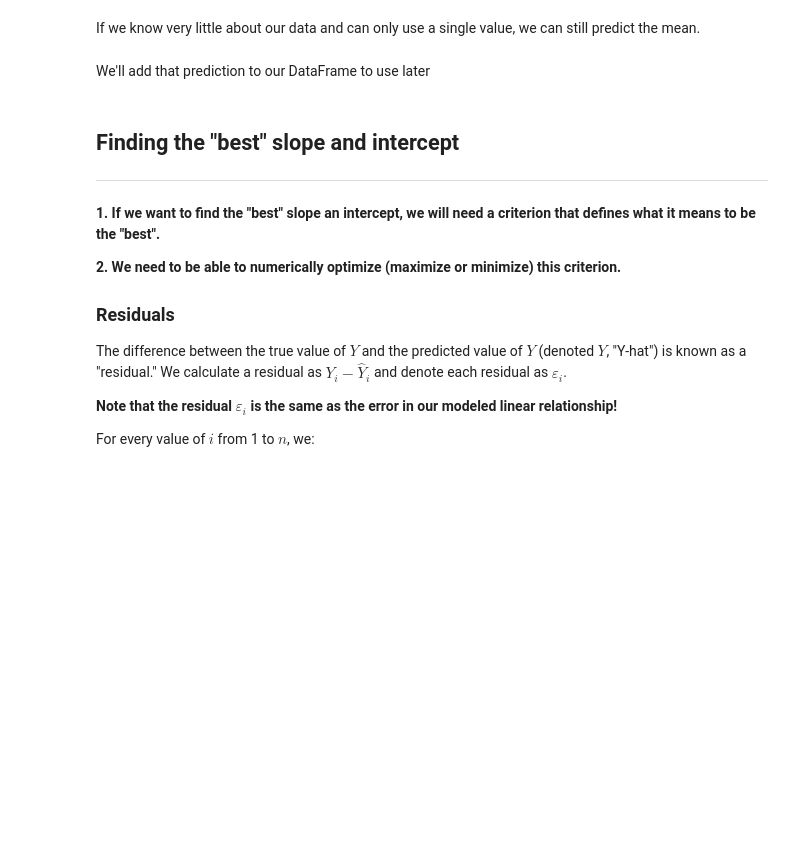
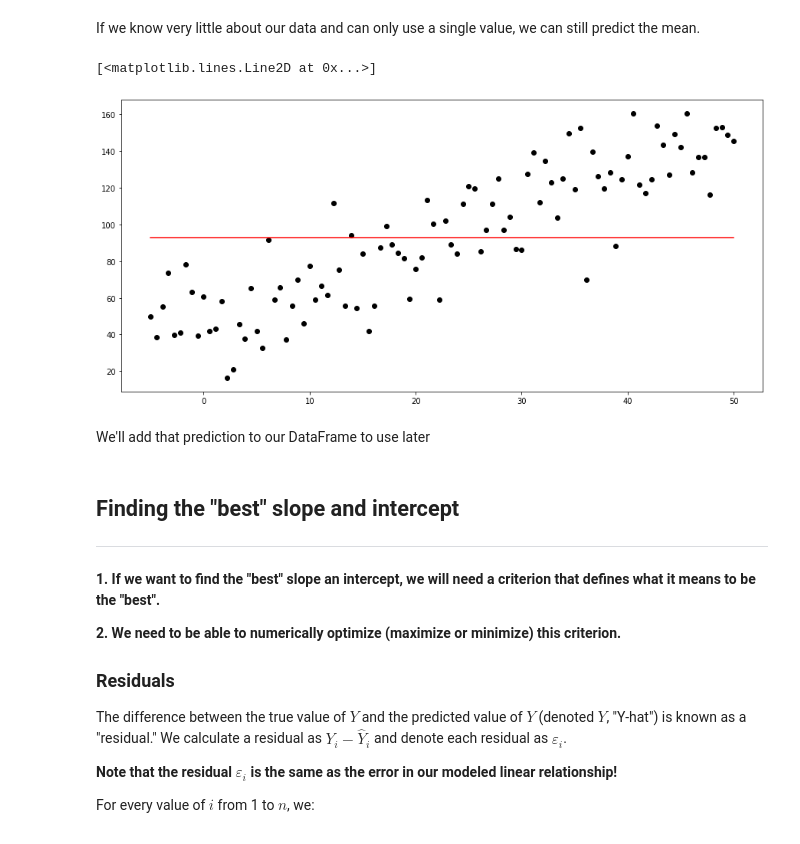
Before and after one commit to persocom01/GA-lessons, a Jupyter notebook: 3.01-lesson-simple_linear_regression/regression-modeling-simple-linear-regression.ipynb, the cells around one changed output. Saved outputs shown, nothing was run; the diff lists cells and outputs as text; code cells hidden in the pictures; blank space fills up the shorter version.

```diff
--- a/3.01-lesson-simple_linear_regression/regression-modeling-simple-linear-regression.ipynb
+++ b/3.01-lesson-simple_linear_regression/regression-modeling-simple-linear-regression.ipynb
@@ -44,3 +44,7 @@ How can we measure the success of our prediction?
 # create an x and a y that is
 # 50 plus 2 times x with some random noise around that
 np.random.seed(42)
+x = np.linspace(-5, 50, 100)
+y = 50 + 2*x + np.random.normal(0, 20, size=len(x))
+# %%
+df = pd.DataFrame({'X': x, 'Y': y})
@@ -49,12 +69,17 @@ If we know very little about our data and can only use a single value, we can st
 # %%
 ### Plot the data
 # create a figure
-
+fig, ax = plt.subplots(figsize=(15, 7))
 
 # get current axis of that figure
 
 
 # plot a scatter plot on it with our data
+ax.scatter(x, y, c='k')
+ax.plot((df['X'].min(), df['X'].max()), (np.mean(df['Y']), np.mean(df['Y'])), color='r')
+# %% [output]
+[<matplotlib.lines.Line2D at 0x...>]
+[figure, added]
 # %% [markdown]
 We'll add that prediction to our DataFrame to use later
 # %% [markdown]
```
Also changed, not shown: parts of 19 cells of this notebook, 3 other files.
